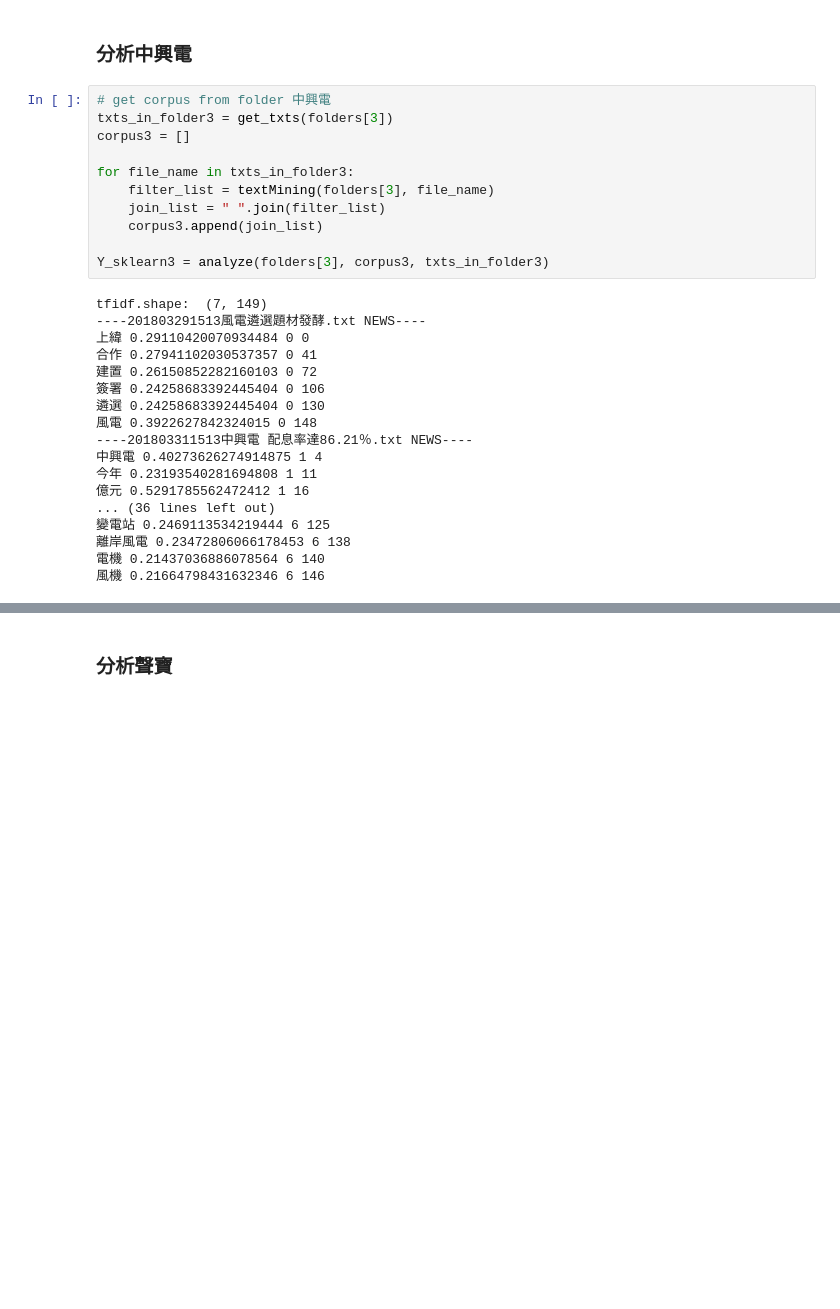
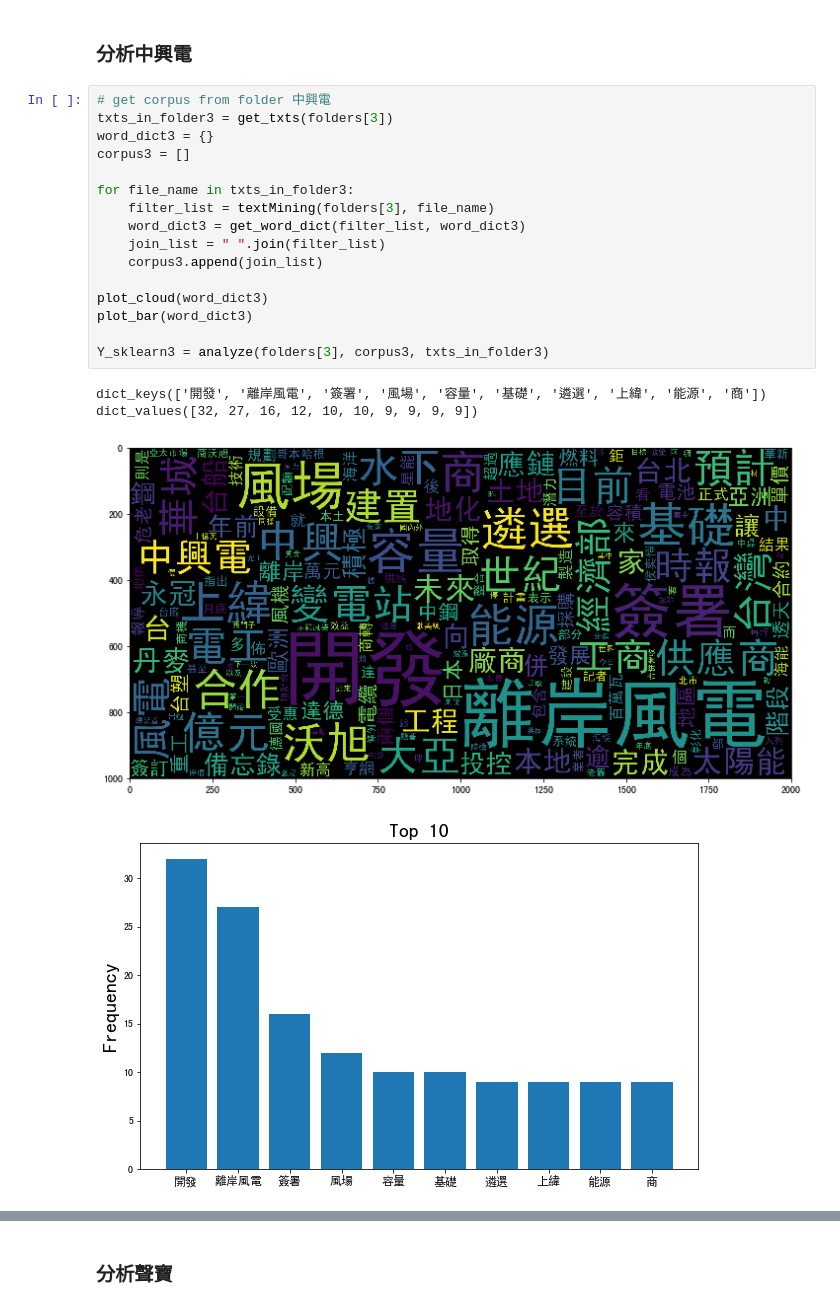
Before and after one commit to hsiehkl/NTU-CSX-Project, a Jupyter notebook: week_6/CPA & K-Means.ipynb, the cells around one changed output, grey strips where cells are left out. Saved outputs shown, nothing was run; the diff lists cells and outputs as text; blank space fills up the shorter version.

```diff
--- a/week_6/CPA & K-Means.ipynb
+++ b/week_6/CPA & K-Means.ipynb
@@ -232,29 +306,21 @@ plot_kmeans_scatter(Y_sklearn2, txts_in_folder2)
 # %%
 # get corpus from folder 中興電
 txts_in_folder3 = get_txts(folders[3])
+word_dict3 = {}
 corpus3 = []
 
 for file_name in txts_in_folder3:
     filter_list = textMining(folders[3], file_name)
+    word_dict3 = get_word_dict(filter_list, word_dict3)
     join_list = " ".join(filter_list)
     corpus3.append(join_list)
 
+plot_cloud(word_dict3)
+plot_bar(word_dict3)
+
 Y_sklearn3 = analyze(folders[3], corpus3, txts_in_folder3)
 # %% [output]
-tfidf.shape:  (7, 149)
-----201803291513風電遴選題材發酵.txt NEWS----
-上緯 0.29110420070934484 0 0
-合作 0.27941102030537357 0 41
-建置 0.26150852282160103 0 72
-簽署 0.24258683392445404 0 106
-遴選 0.24258683392445404 0 130
-風電 0.3922627842324015 0 148
-----201803311513中興電 配息率達86.21％.txt NEWS----
-中興電 0.40273626274914875 1 4
-今年 0.23193540281694808 1 11
-億元 0.5291785562472412 1 16
-... (36 lines left out)
-變電站 0.2469113534219444 6 125
-離岸風電 0.23472806066178453 6 138
-電機 0.21437036886078564 6 140
-風機 0.21664798431632346 6 146
+dict_keys(['開發', '離岸風電', '簽署', '風場', '容量', '基礎', '遴選', '上緯', '能源', '商'])
+dict_values([32, 27, 16, 12, 10, 10, 9, 9, 9, 9])
+[figure, added]
+[figure, added]
```
Also changed, not shown: parts of 20 cells of this notebook.
